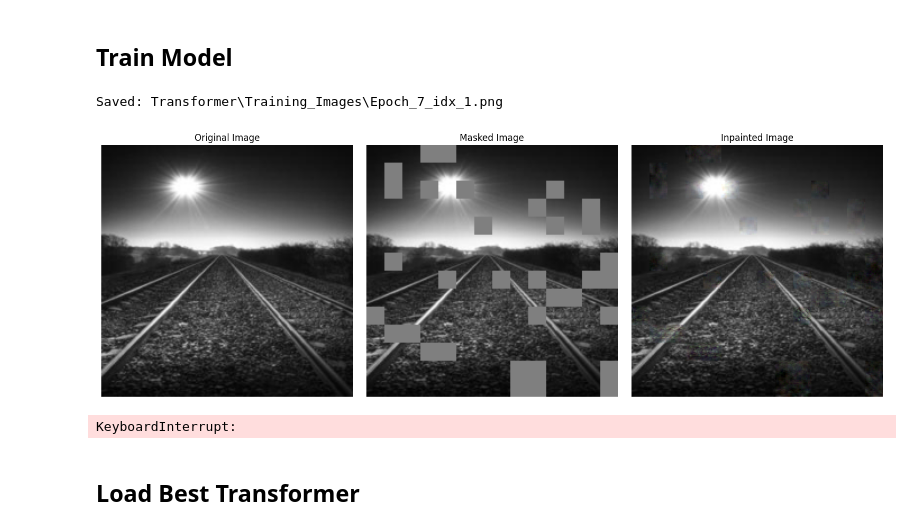
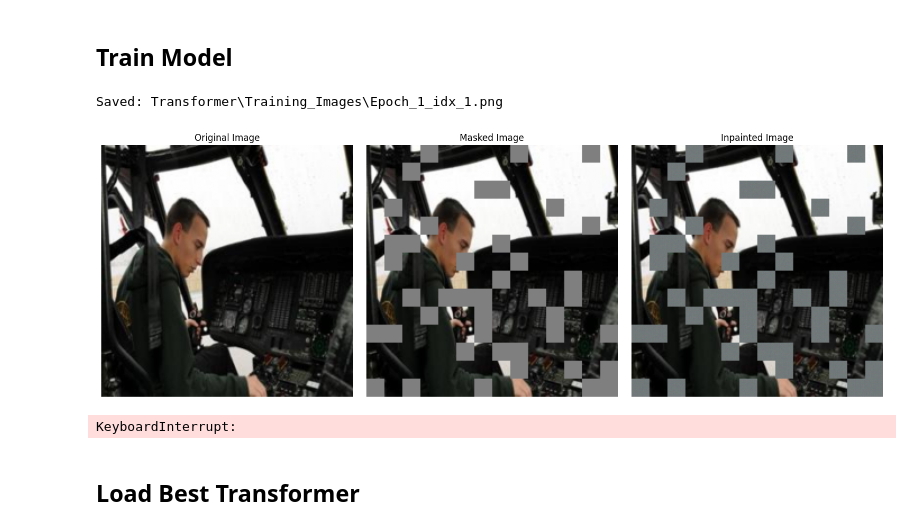
Before and after one commit to ragibglv/Image-Inpainting-YZV-302E, a Jupyter notebook: Project.ipynb, the cells around one changed output. Cells and saved outputs as stored; diff of their text form; code cells hidden in the pictures.

Commit message:
small change about scaler

```diff
--- a/Project.ipynb
+++ b/Project.ipynb
@@ -314,9 +314,9 @@ def train_model(model, optimizer, scaler, start_epoch, best_valid_loss, train_lo
             expanded_mask = expanded_mask.repeat_interleave(16, dim=1).repeat_interleave(16, dim=2)
             expanded_mask = expanded_mask.unsqueeze(1).float()
 
-            #with torch.amp.autocast("cuda"):
-            outputs = model(masked_images, masks)
-            loss = criterion(outputs, images, expanded_mask)
+            with torch.amp.autocast("cuda"):
+                outputs = model(masked_images, masks)
+                loss = criterion(outputs, images, expanded_mask)
 
 
 
@@ -331,13 +331,11 @@ def train_model(model, optimizer, scaler, start_epoch, best_valid_loss, train_lo
                 plot_sample_image(images[0], masked_images[0], outputs[0], expanded_mask[0], "Transformer\Training_Images", f"Epoch_{epoch + 1}_idx_{idx}.png")
 
             optimizer.zero_grad()
-            #scaler.scale(loss).backward()
-            loss.backward()
+            scaler.scale(loss).backward()
             torch.nn.utils.clip_grad_norm_(model.parameters(), max_norm=1.0)
-            #scaler.step(optimizer)
-            #scaler.update()
-            optimizer.step()
-            train_loss += loss.item()
+            scaler.step(optimizer)
+            scaler.update()
+
 
         avg_train_loss = train_loss / len(train_loader)
         avg_train_PSNR = train_PSNR / len(train_loader)
@@ -394,36 +392,36 @@ def train_model(model, optimizer, scaler, start_epoch, best_valid_loss, train_lo
 
 
         log_file = "training_metrics.csv"
         with open(log_file, mode='a', newline='') as file:
             writer = csv.writer(file)
             writer.writerow([epoch + 1, avg_train_loss, avg_val_loss, avg_train_PSNR, avg_val_PSNR, avg_accuracy, avg_val_accuracy])
 
 
 
 
 
 
 
 model = ViT_decoder().to(device)
 optimizer = torch.optim.Adam(filter(lambda p: p.requires_grad, model.parameters()), lr=1e-4)
 scaler = torch.amp.GradScaler("cuda")
-trained_before = 1
+trained_before = 0
 if (trained_before == 0):
     train_model(model, optimizer, scaler, 0, float('inf'), train_loader, valid_loader, 20, device=device)
 elif(trained_before == 1):
     checkpoint = torch.load("best_model.pth", map_location=device)
     model.load_state_dict(checkpoint["model_state_dict"])
     optimizer.load_state_dict(checkpoint["optimizer_state_dict"])
     scaler.load_state_dict(checkpoint["scaler_state_dict"])
     start_epoch = checkpoint["epoch"]
     best_valid_loss = checkpoint["best_valid_loss"]
     best_valid_loss = float(best_valid_loss)
     train_model(model, optimizer, scaler, start_epoch, best_valid_loss, train_loader, valid_loader, 4, device)
 else:
     pass
 # %% [output]
-Saved: Transformer\Training_Images\Epoch_7_idx_1.png
+Saved: Transformer\Training_Images\Epoch_1_idx_1.png
-[figure, old version]
+[figure, new version]
 KeyboardInterrupt:
 # %% [markdown]
 ## Load Best Transformer
```
Also changed, not shown: parts of 1 cell of this notebook.
